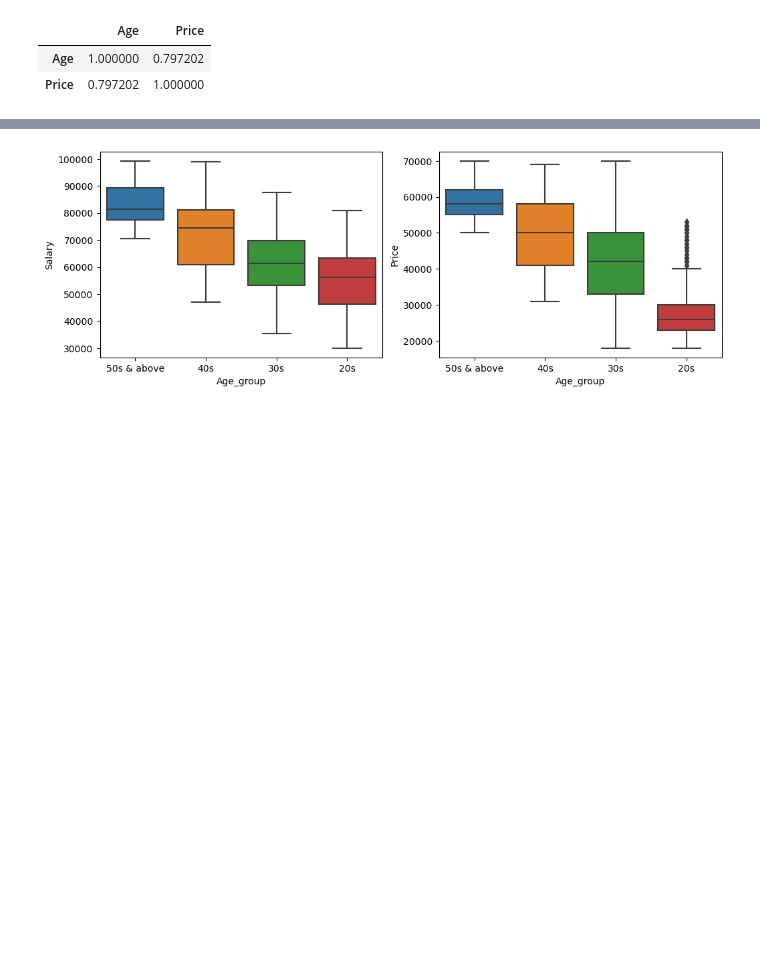
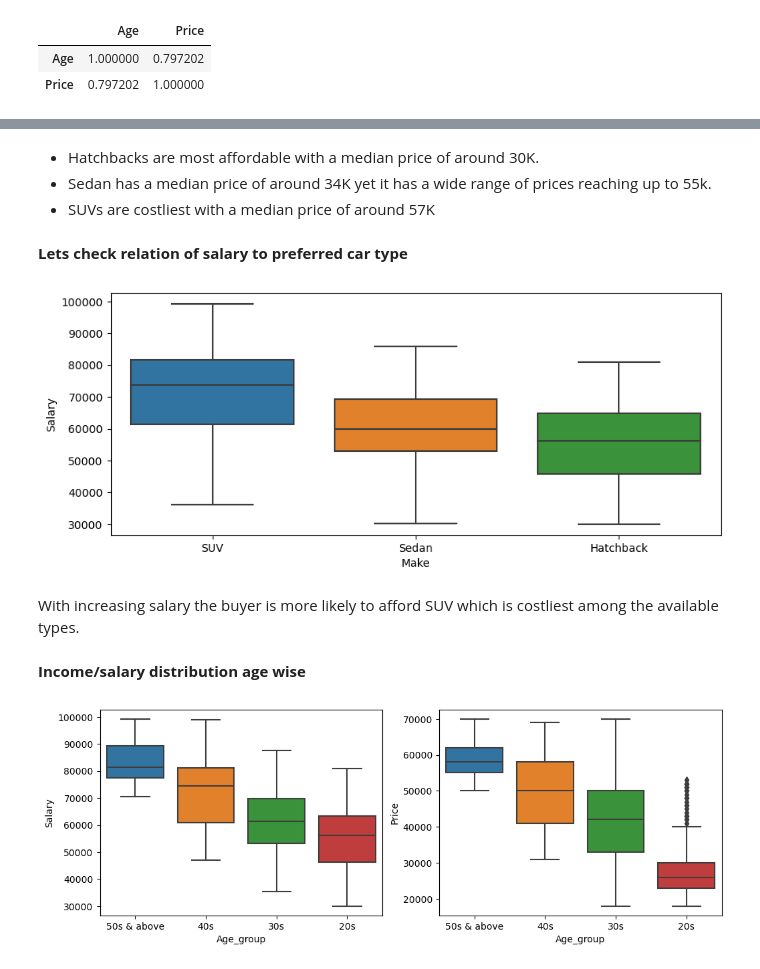
Before and after one commit to airbendor890/ML_AUG, a Jupyter notebook: PDS_project_Haraprasad_coded.ipynb, the cells around one changed output, grey strips where cells are left out. Drawn from its saved outputs; the diff is of its cells as text; code cells hidden in the pictures; blank space fills up the shorter version.

```diff
--- a/PDS_project_Haraprasad_coded.ipynb
+++ b/PDS_project_Haraprasad_coded.ipynb
@@ -492,3 +515,21 @@ df[['Age','Price']].corr()
+# %% [markdown]
+<ul>
+    <li>Hatchbacks are most affordable with a median price of around 30K.</li>
+    <li>Sedan has a median price of around 34K yet it has a wide range of prices reaching up to 55k.</li>
+    <li>SUVs are costliest with a median price of around 57K</li>
+</ul>
+# %% [markdown]
+<b>Lets check relation of salary to preferred car type</b>
+# %%
+plt.figure(figsize=(10,4))
+sns.boxplot(data=df,x='Make',y='Salary')
+plt.show()
+# %% [output]
+[figure, added]
+# %% [markdown]
+With increasing salary the buyer is more likely to afford SUV which is costliest among the available types.
+# %% [markdown]
+<b>Income/salary distribution age wise</b>
 # %%
 # age and Salary
 # let's create a new column to categorise age groups
```
Also changed, not shown: parts of 15 cells of this notebook.
